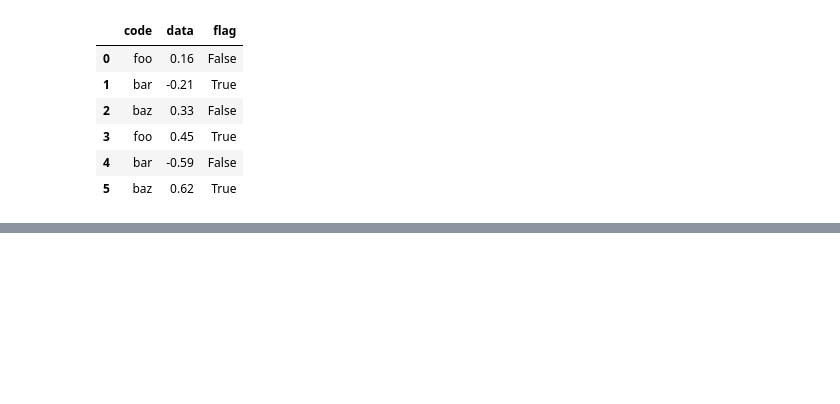
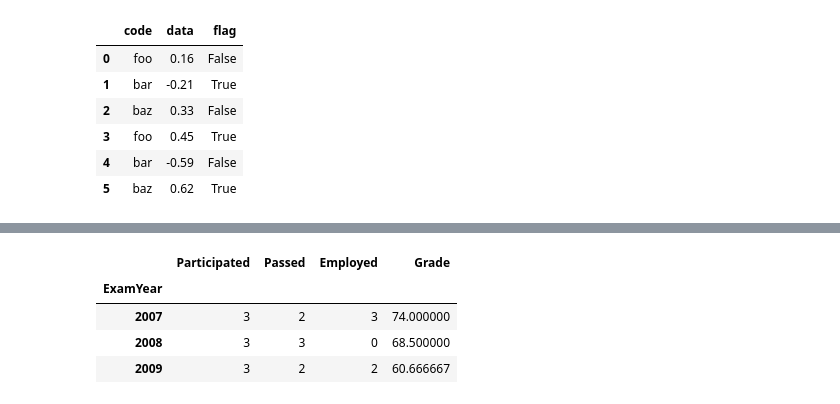
Before and after one commit to onlyabhilash/Feature-Engg, a Jupyter notebook: Pandas/Cooking.ipynb, the cells around one changed output, grey strips where cells are left out. Cells and saved outputs as stored; diff of their text form; code cells hidden in the pictures; blank space fills up the shorter version.

```diff
--- a/Pandas/Cooking.ipynb
+++ b/Pandas/Cooking.ipynb
@@ -998,0 +999,71 @@ table.stack("City")
+# %%
+grades = [48, 99, 75, 80, 42, 80, 72, 68, 36, 78]
+df = pd.DataFrame(
+        {
+            "ID": ["x%d" % r for r in range(10)],
+            "Gender": ["F", "M", "F", "M", "F", "M", "F", "M", "M", "M"],
+            "ExamYear": [
+                "2007",
+                "2007",
+                "2007",
+                "2008",
+                "2008",
+                "2008",
+                "2008",
+                "2009",
+                "2009",
+                "2009",
+            ],"Class": [
+                "algebra",
+                "stats",
+                "bio",
+                "algebra",
+                "algebra",
+                "stats",
+                "stats",
+                "algebra",
+                "bio",
+                "bio",
+            ],
+            "Participated": [
+                "yes",
+                "yes",
+                "yes",
+                "yes",
+                "no",
+                "yes",
+                "yes",
+                "yes",
+                "yes",
+                "yes",
+            ],
+            "Passed": ["yes" if x > 50 else "no" for x in grades],
+            "Employed": [
+                True,
+                True,
+                True,
+                False,
+                False,
+                False,
+                False,
+                True,
+                True,
+                False,
+            ],
+            "Grade": grades,
+        }
+    )
+df.groupby("ExamYear").agg(
+        {
+            "Participated": lambda x: x.value_counts()["yes"],
+            "Passed": lambda x: sum(x == "yes"),
+            "Employed": lambda x: sum(x),
+            "Grade": lambda x: sum(x) / len(x),
+        }
+    )
+# %% [output]
+|  | Participated | Passed | Employed | Grade |
+| ExamYear |  |  |  |  |
+| 2007 | 3 | 2 | 3 | 74.000000 |
+| 2008 | 3 | 3 | 0 | 68.500000 |
+| 2009 | 3 | 2 | 2 | 60.666667 |
```
Also changed, not shown: parts of 50 cells of this notebook.
